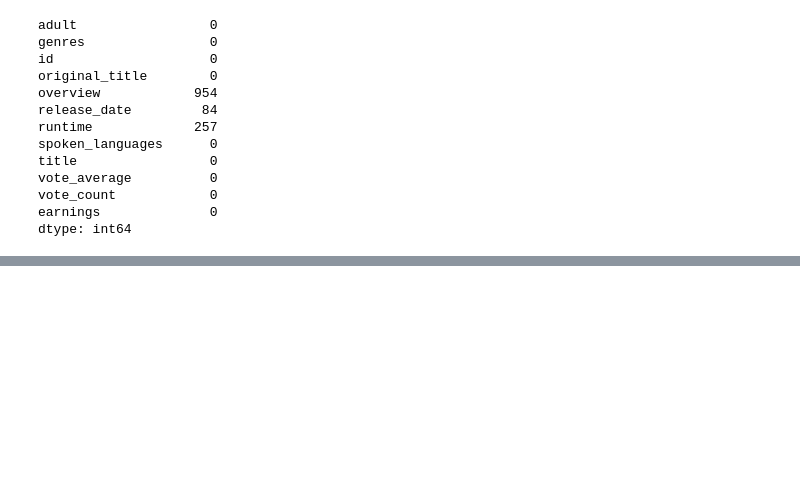
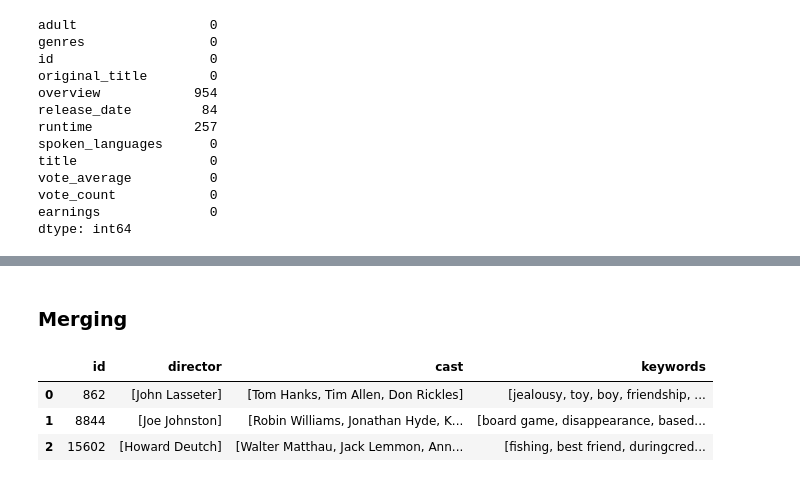
Before and after one commit to sanjyay/Movie-Recommender-System, a Jupyter notebook: Movie-Recommender-System.ipynb, the cells around one changed output, grey strips where cells are left out. Drawn from its saved outputs; the diff is of its cells as text; code cells hidden in the pictures; blank space fills up the shorter version.

```diff
--- a/Movie-Recommender-System.ipynb
+++ b/Movie-Recommender-System.ipynb
@@ -272,0 +292,2 @@ df_movies.head(2)
+# %% [markdown]
+### Merging
@@ -272,0 +296,7 @@ df_movies.head(2)
+# %%
+final_df1.head(3)
+# %% [output]
+|  | id | director | cast | keywords |
+| 0 | 862 | [John Lasseter] | [Tom Hanks, Tim Allen, Don Rickles] | [jealousy, toy, boy, friendship, ... |
+| 1 | 8844 | [Joe Johnston] | [Robin Williams, Jonathan Hyde, K... | [board game, disappearance, based... |
+| 2 | 15602 | [Howard Deutch] | [Walter Matthau, Jack Lemmon, Ann... | [fishing, best friend, duringcred... |
```
Also changed, not shown: parts of 45 cells of this notebook.
